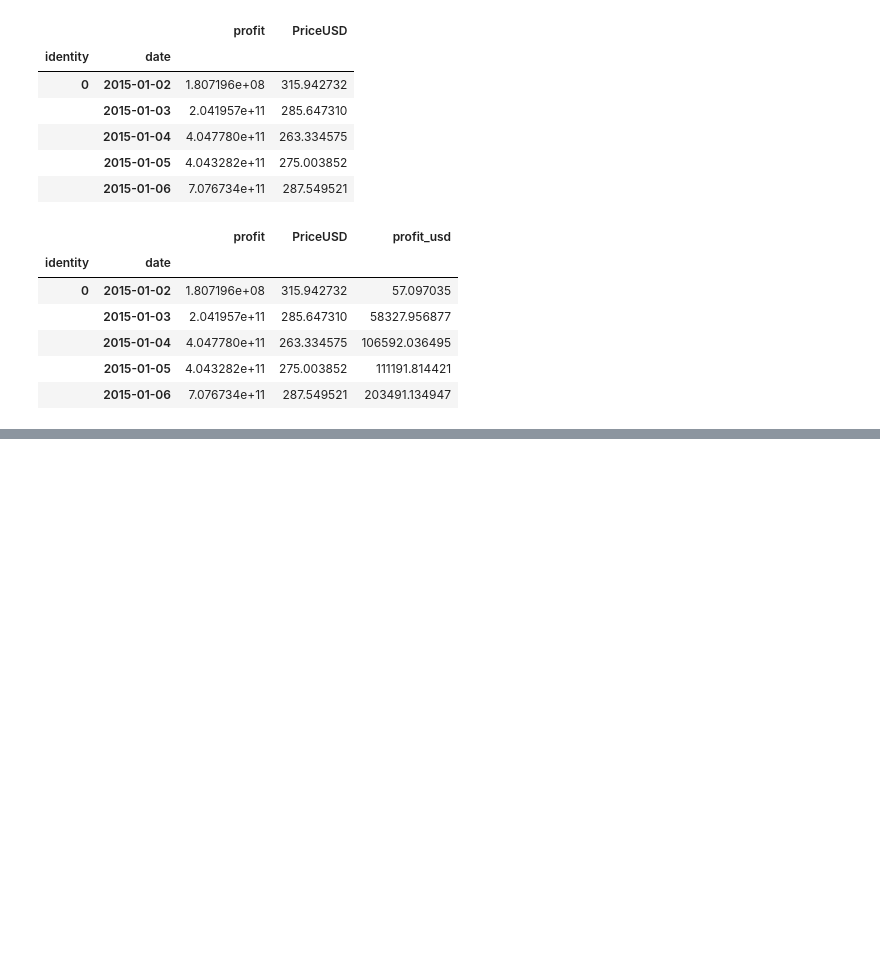
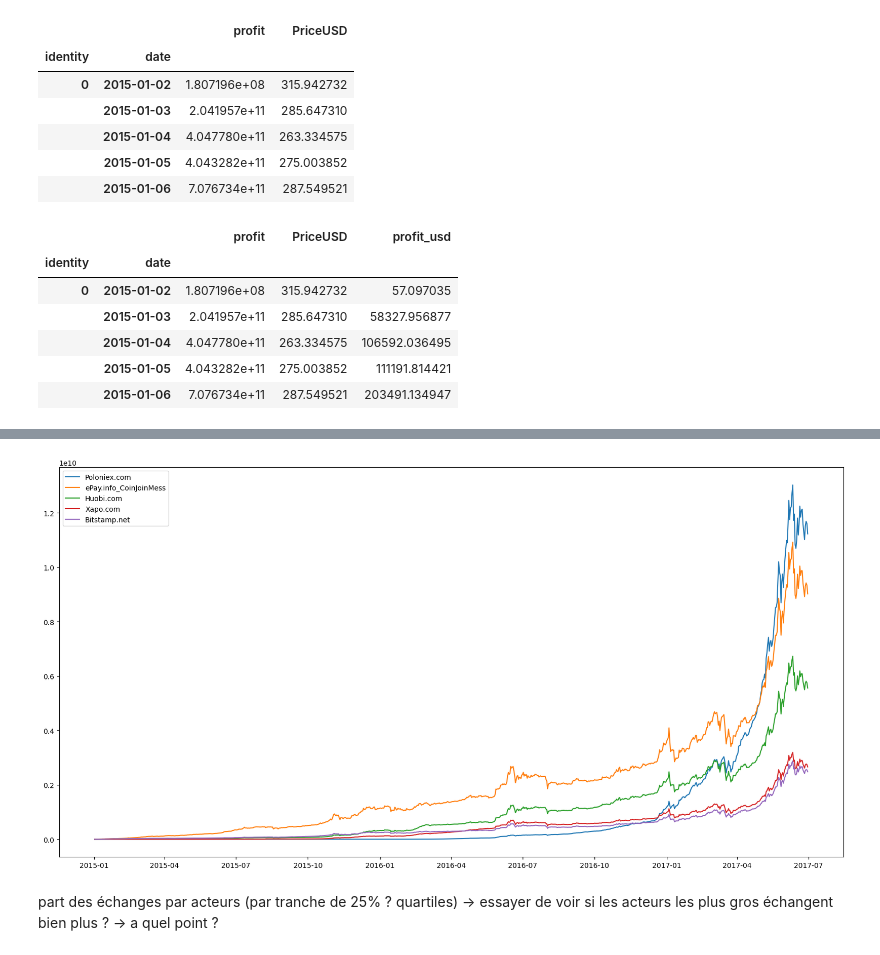
Before and after one commit to Coartix/BigDataDefiEGC, a Jupyter notebook: profit_analysis.ipynb, the cells around one changed output, grey strips where cells are left out. Drawn from its saved outputs; the diff is of its cells as text; code cells hidden in the pictures; blank space fills up the shorter version.

```diff
--- a/profit_analysis.ipynb
+++ b/profit_analysis.ipynb
@@ -189,0 +164,6 @@ Name: (Poloniex.com, 2017-06-11 00:00:00), dtype: float64
+# %%
+# get these in a list
+top_actors = actor_profits_df.groupby(level=0)['profit_usd'].max().sort_values(ascending=False).head().index.tolist()
+
+# show the top 5 actor with the highest profit
+actor_profits_df.groupby(level=0)['profit_usd'].max().sort_values(ascending=False).head()
@@ -189,0 +178,14 @@ Name: (Poloniex.com, 2017-06-11 00:00:00), dtype: float64
+# %%
+plt.figure(figsize=(20,10))
+look = ['profit_usd']
+for elt in top_actors:
+    plt.plot(actor_profits_df.loc[elt].index, actor_profits_df.loc[elt][look], label=elt)
+
+plt.legend()
+plt.show()
+# %% [output]
+[figure, added]
+# %% [markdown]
+part des échanges par acteurs (par tranche de 25% ? quartiles)
+-> essayer de voir si les acteurs les plus gros échangent bien plus ?
+-> a quel point ?
```
Also changed, not shown: parts of 15 cells of this notebook, 1 other file.
